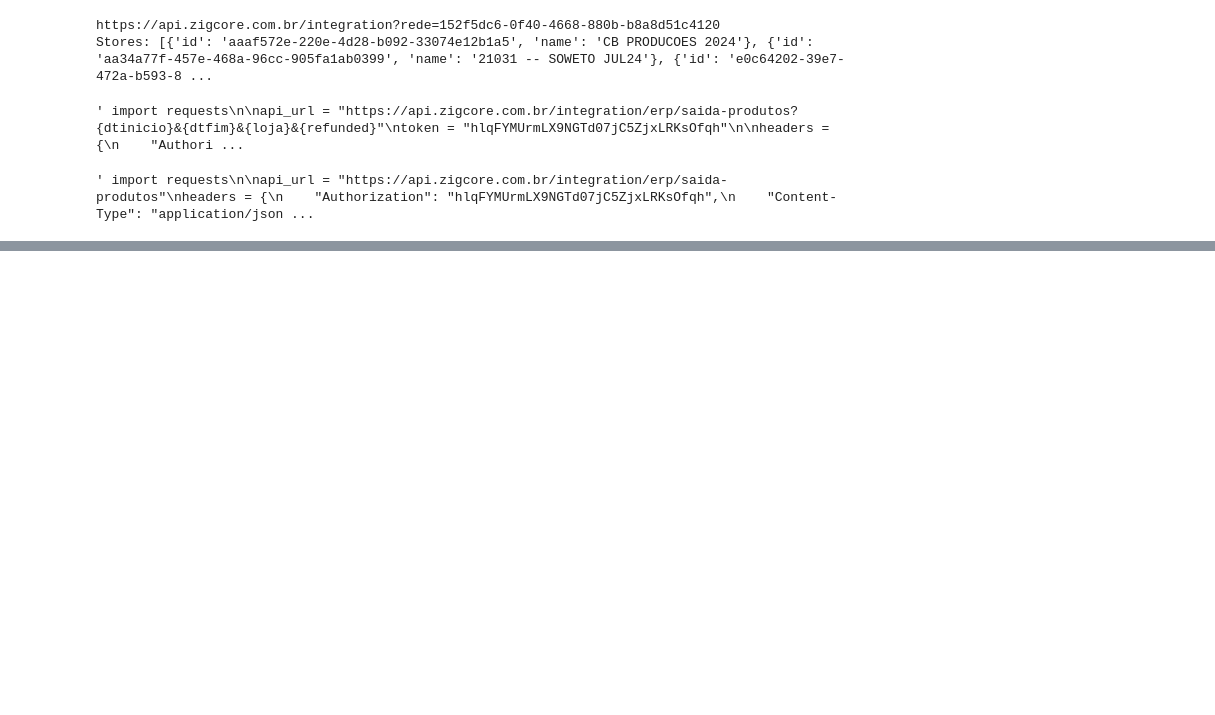
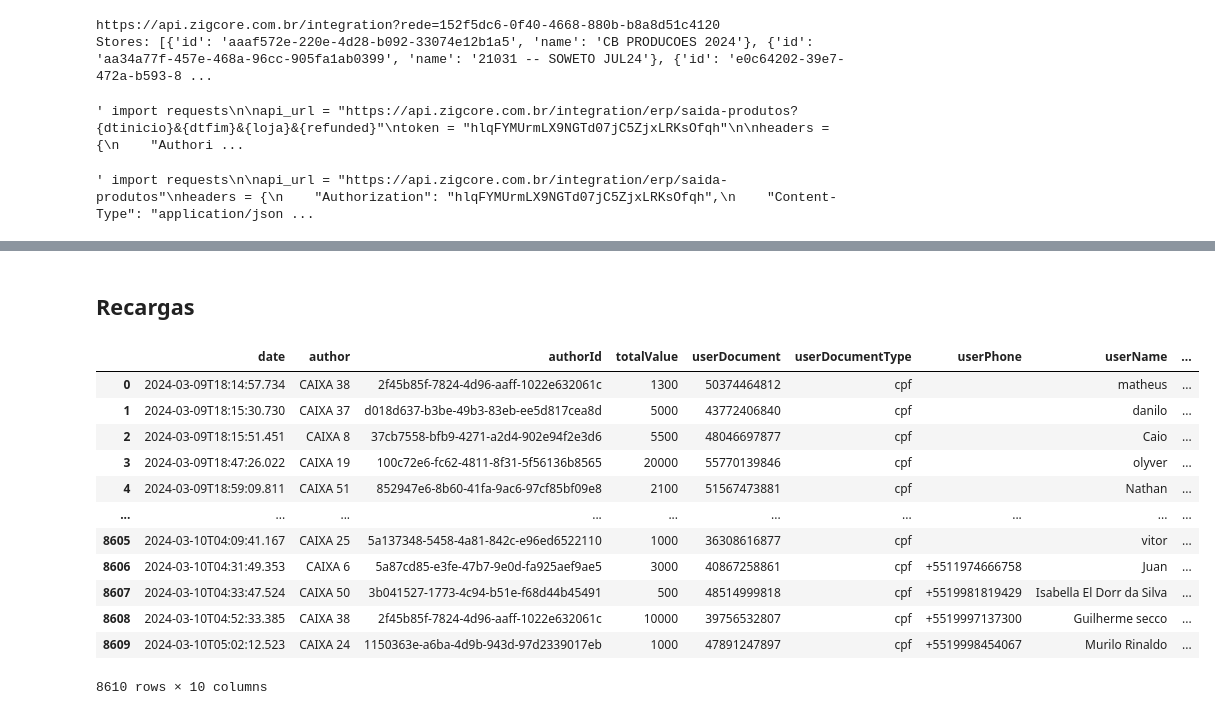
Before and after one commit to mateusono1/CB-Produ-es, a Jupyter notebook: API_ZIG.ipynb, the cells around one changed output, grey strips where cells are left out. Cells and saved outputs as stored; diff of their text form; code cells hidden in the pictures; blank space fills up the shorter version.

```diff
--- a/API_ZIG.ipynb
+++ b/API_ZIG.ipynb
@@ -153,0 +381,44 @@ Data for 2023-07-15 00:00:00 to 2023-07-16 00:00:00: []
+# %% [markdown]
+## Recargas
+# %%
+start_date = '2024-03-03'
+end_date = '2024-03-11'
+
+
+api_url = "https://api.zigcore.com.br/integration/erp/recharges"
+token = "hlqFYMUrmLX9NGTd07jC5ZjxLRKsOfqh"
+
+params = {
+    'dtinicio': start_date,
+    'dtfim': end_date,
+    'loja': '3123a77b-2730-4b44-ab69-24bba879c56b'
+}
+
+
+headers = {
+    "Authorization": f"{token}",
+    "Content-Type": "application/json"
+}
+
+
+response_recarga = requests.get(api_url, headers=headers, params=params)
+""" if response.status_code == 200:
+    print(f"Data for {params['dtinicio']} to {params['dtfim']}:", response.json())
+else:
+    print(f"Failed for {params['dtinicio']} to {params['dtfim']}:", response.status_code, response.text) """
+recarga=pd.DataFrame(response_recarga.json())
+recarga
+# %% [output]
+|  | date | author | authorId | totalValue | userDocument | userDocumentType | userPhone | userName | ... |
+| 0 | 2024-03-09T18:14:57.734 | CAIXA 38 | 2f45b85f-7824-4d96-aaff-1022e632061c | 1300 | 50374464812 | cpf |  | matheus | ... |
+| 1 | 2024-03-09T18:15:30.730 | CAIXA 37 | d018d637-b3be-49b3-83eb-ee5d817cea8d | 5000 | 43772406840 | cpf |  | danilo | ... |
+| 2 | 2024-03-09T18:15:51.451 | CAIXA 8 | 37cb7558-bfb9-4271-a2d4-902e94f2e3d6 | 5500 | 48046697877 | cpf |  | Caio | ... |
+| 3 | 2024-03-09T18:47:26.022 | CAIXA 19 | 100c72e6-fc62-4811-8f31-5f56136b8565 | 20000 | 55770139846 | cpf |  | olyver | ... |
+| 4 | 2024-03-09T18:59:09.811 | CAIXA 51 | 852947e6-8b60-41fa-9ac6-97cf85bf09e8 | 2100 | 51567473881 | cpf |  | Nathan | ... |
+| ... | ... | ... | ... | ... | ... | ... | ... | ... | ... |
+| 8605 | 2024-03-10T04:09:41.167 | CAIXA 25 | 5a137348-5458-4a81-842c-e96ed6522110 | 1000 | 36308616877 | cpf |  | vitor | ... |
+| 8606 | 2024-03-10T04:31:49.353 | CAIXA 6 | 5a87cd85-e3fe-47b7-9e0d-fa925aef9ae5 | 3000 | 40867258861 | cpf | +5511974666758 | Juan | ... |
+| 8607 | 2024-03-10T04:33:47.524 | CAIXA 50 | 3b041527-1773-4c94-b51e-f68d44b45491 | 500 | 48514999818 | cpf | +5519981819429 | Isabella El Dorr da Silva | ... |
+| 8608 | 2024-03-10T04:52:33.385 | CAIXA 38 | 2f45b85f-7824-4d96-aaff-1022e632061c | 10000 | 39756532807 | cpf | +5519997137300 | Guilherme secco | ... |
+| 8609 | 2024-03-10T05:02:12.523 | CAIXA 24 | 1150363e-a6ba-4d9b-943d-97d2339017eb | 1000 | 47891247897 | cpf | +5519998454067 | Murilo Rinaldo | ... |
+8610 rows × 10 columns
```
Also changed, not shown: parts of 18 cells of this notebook.
